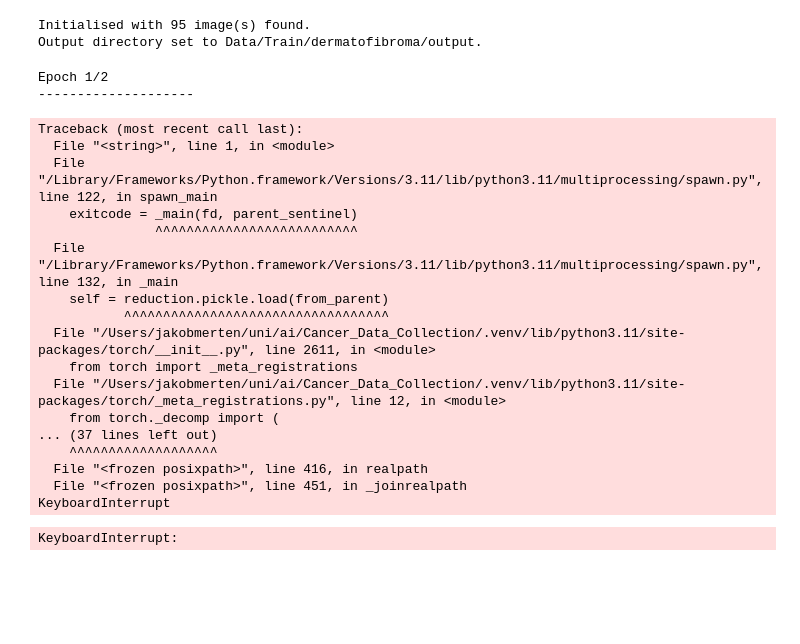
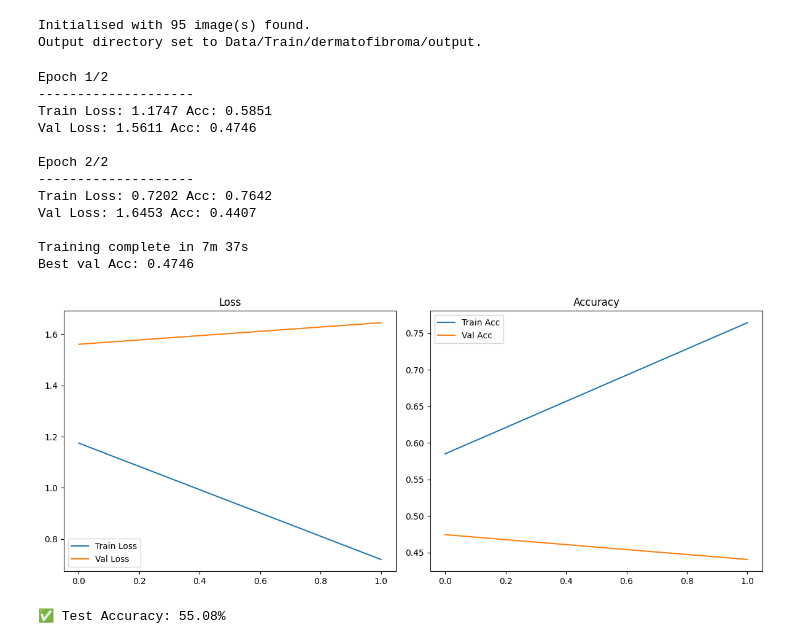
Before and after one commit to ArniBananii/Cancer_Data_Collection, a Jupyter notebook: kaggle_example.ipynb, the cells around one changed output. Drawn from its saved outputs; the diff is of its cells as text; code cells hidden in the pictures; blank space fills up the shorter version.

```diff
--- a/kaggle_example.ipynb
+++ b/kaggle_example.ipynb
@@ -77,8 +103,27 @@ dataset_sizes = {x: len(image_datasets[x]) for x in ["train", "val"]}
 class_names = image_datasets["train"].classes
 
 # ========== MODEL SETUP ==========
-model = models.mobilenet_v2(weights=models.MobileNet_V2_Weights.DEFAULT)
-model.classifier[1] = nn.Linear(model.classifier[1].in_features, num_classes)
+base_model = models.mobilenet_v2(weights=models.MobileNet_V2_Weights.DEFAULT)
+
+# Freeze the base model parameters
+#for param in list(base_model.parameters()):
+#    param.requires_grad = True
+
+# Create new classifier
+model = nn.Sequential(
+    base_model.features,  # Feature-Extraktion Teil von MobileNetV2
+    nn.Conv2d(1280, 256, kernel_size=3, padding=1),
+    nn.ReLU(),
+    nn.MaxPool2d(2),
+    nn.Dropout(p=0.1),
+    nn.AdaptiveAvgPool2d(1),
+    nn.Flatten(),
+    nn.BatchNorm1d(256),
+    #nn.Dropout(p=0.25),
+    nn.Linear(256, num_classes)
+)
+
+#model.classifier[1] = nn.Linear(model.classifier[1].in_features, num_classes)
 model = model.to(device)
 
 criterion = nn.CrossEntropyLoss()
@@ -136,51 +181,44 @@ def train_model(model, criterion, optimizer, num_epochs=10):
 
     time_elapsed = time.time() - since
     print(f"\nTraining complete in {time_elapsed // 60:.0f}m {time_elapsed % 60:.0f}s")
     print(f"Best val Acc: {best_acc:.4f}")
     model.load_state_dict(best_model_wts)
 
     return model, train_loss_history, val_loss_history, train_acc_history, val_acc_history
 
 # ========== START TRAINING ==========
 model, train_loss, val_loss, train_acc, val_acc = train_model(model, criterion, optimizer, num_epochs=num_epochs)
 
 # ========== PLOTTING ==========
 plt.figure(figsize=(12, 5))
 plt.subplot(1, 2, 1)
 plt.plot(train_loss, label="Train Loss")
 plt.plot(val_loss, label="Val Loss")
 plt.legend()
 plt.title("Loss")
 
 plt.subplot(1, 2, 2)
 plt.plot(train_acc, label="Train Acc")
 plt.plot(val_acc, label="Val Acc")
 plt.legend()
 plt.title("Accuracy")
 
 plt.tight_layout()
 plt.show()
 # %% [output]
 Epoch 1/2
 --------------------
+Train Loss: 1.1747 Acc: 0.5851
+Val Loss: 1.5611 Acc: 0.4746
+
+Epoch 2/2
+--------------------
+Train Loss: 0.7202 Acc: 0.7642
+Val Loss: 1.6453 Acc: 0.4407
+
+Training complete in 7m 37s
+Best val Acc: 0.4746
-Traceback (most recent call last):
-  File "<string>", line 1, in <module>
-  File "/Library/Frameworks/Python.framework/Versions/3.11/lib/python3.11/multiprocessing/spawn.py", line 122, in spawn_main
-    exitcode = _main(fd, parent_sentinel)
-               ^^^^^^^^^^^^^^^^^^^^^^^^^^
-  File "/Library/Frameworks/Python.framework/Versions/3.11/lib/python3.11/multiprocessing/spawn.py", line 132, in _main
-    self = reduction.pickle.load(from_parent)
-           ^^^^^^^^^^^^^^^^^^^^^^^^^^^^^^^^^^
-  File "/Users/jakobmerten/uni/ai/Cancer_Data_Collection/.venv/lib/python3.11/site-packages/torch/__init__.py", line 2611, in <module>
-    from torch import _meta_registrations
-  File "/Users/jakobmerten/uni/ai/Cancer_Data_Collection/.venv/lib/python3.11/site-packages/torch/_meta_registrations.py", line 12, in <module>
-    from torch._decomp import (
-... (37 lines left out)
-    ^^^^^^^^^^^^^^^^^^^
-  File "<frozen posixpath>", line 416, in realpath
-  File "<frozen posixpath>", line 451, in _joinrealpath
-KeyboardInterrupt
-KeyboardInterrupt:
+[figure, added]
 # %%
 # ========== TEST-SET AUSWERTUNG ==========
 def evaluate_on_test(model, test_dir, transform, batch_size=32):
@@ -204,3 +242,5 @@ def evaluate_on_test(model, test_dir, transform, batch_size=32):
 
 # ========== TESTEN ==========
 evaluate_on_test(model, test_dir=test_dir, transform=data_transforms["val"])
+# %% [output]
+✅ Test Accuracy: 55.08%
```
Also changed, not shown: parts of 3 cells of this notebook, 1 other file.
